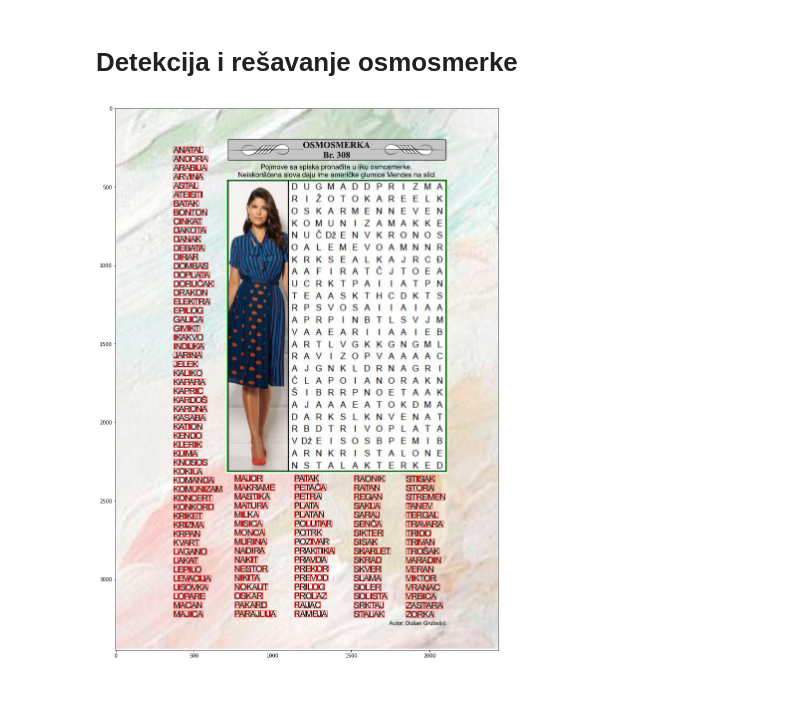
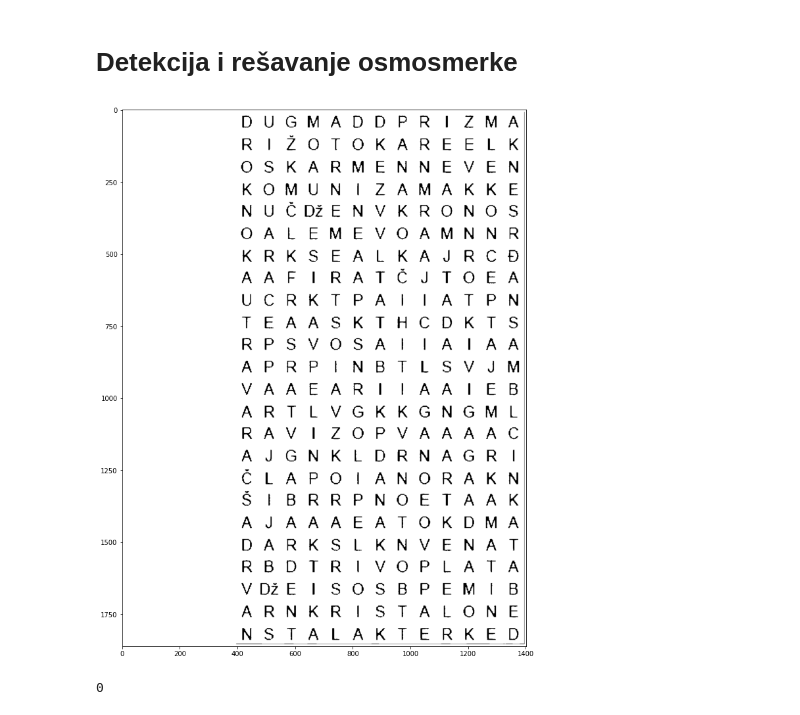
Before and after one commit to jovandjordjic/soft-kompjuting, a Jupyter notebook: projekat.ipynb, the cells around one changed output. Cells and saved outputs as stored; diff of their text form; code cells hidden in the pictures.

```diff
--- a/projekat.ipynb
+++ b/projekat.ipynb
@@ -5,8 +5,9 @@ import numpy as np
 import cv2
 import matplotlib
 import matplotlib.pyplot as plt
+import pytesseract
 %matplotlib inline
-matplotlib.rcParams['figure.figsize'] = 30, 20
+matplotlib.rcParams['figure.figsize'] = 25, 15
 # %%
 def load_image(path):
     return cv2.cvtColor(cv2.imread(path), cv2.COLOR_BGR2RGB)
@@ -86,21 +104,25 @@ def image_smoothening(img):
     blur = cv2.GaussianBlur(th2, (1, 1), 0)
     ret3, th3 = cv2.threshold(blur, 0, 255, cv2.THRESH_BINARY + cv2.THRESH_OTSU)
     return th3
-# %%
-image_color = load_image('data/308vx - 01.jpg')
-img = image_to_bin(image_to_gray(image_color))
-image_edges = cv2.Canny(img, 255/3, 255)
-kernel = np.ones((1, 1), np.uint8)
-opening = cv2.morphologyEx(image_edges, cv2.MORPH_OPEN, kernel)
-closing = cv2.morphologyEx(opening, cv2.MORPH_CLOSE, kernel)
-img = image_smoothening(img)
-image_bin = cv2.bitwise_or(img, closing)
-
-contours, hierarchy = cv2.findContours(image_bin.copy(), cv2.RETR_LIST, cv2.CHAIN_APPROX_SIMPLE)
-
-selected_frame, frame = select_frame(image_color.copy(), image_bin, contours)
-
-selected_letters, letters, distances = select_letters(selected_frame, image_bin, contours, frame, False)
-display_image(selected_letters)
-# %% [output]
-[figure, removed]
+# %%
+image_color = load_image('data/308vx - 01.jpg')
+image_bin = image_to_bin(image_to_gray(image_color))
+image_bin = image_smoothening(image_bin)
+image_bin = dilate(erode(image_bin))
+
+all_contours, hierarchy = cv2.findContours(image_bin.copy(), cv2.RETR_LIST, cv2.CHAIN_APPROX_SIMPLE)
+frame = find_frame(image_bin, all_contours)
+wordsearch = crop_to_frame(image_bin, frame)
+
+ws_contours, hierarchy = cv2.findContours(wordsearch.copy(), cv2.RETR_LIST, cv2.CHAIN_APPROX_SIMPLE)
+mask = remove_image(wordsearch, ws_contours)
+res = cv2.bitwise_and(wordsearch, wordsearch, mask=mask)
+res[mask==0] = 255
+display_image(res)
+# %% [output]
+[figure, added]
+# %%
+ls = pytesseract.image_to_string(wordsearch, lang='srp_latn') # slova u osmosmerci
+print(len(ls))
+# %% [output]
+0
```
Also changed, not shown: parts of 3 cells of this notebook, 1 other file.
